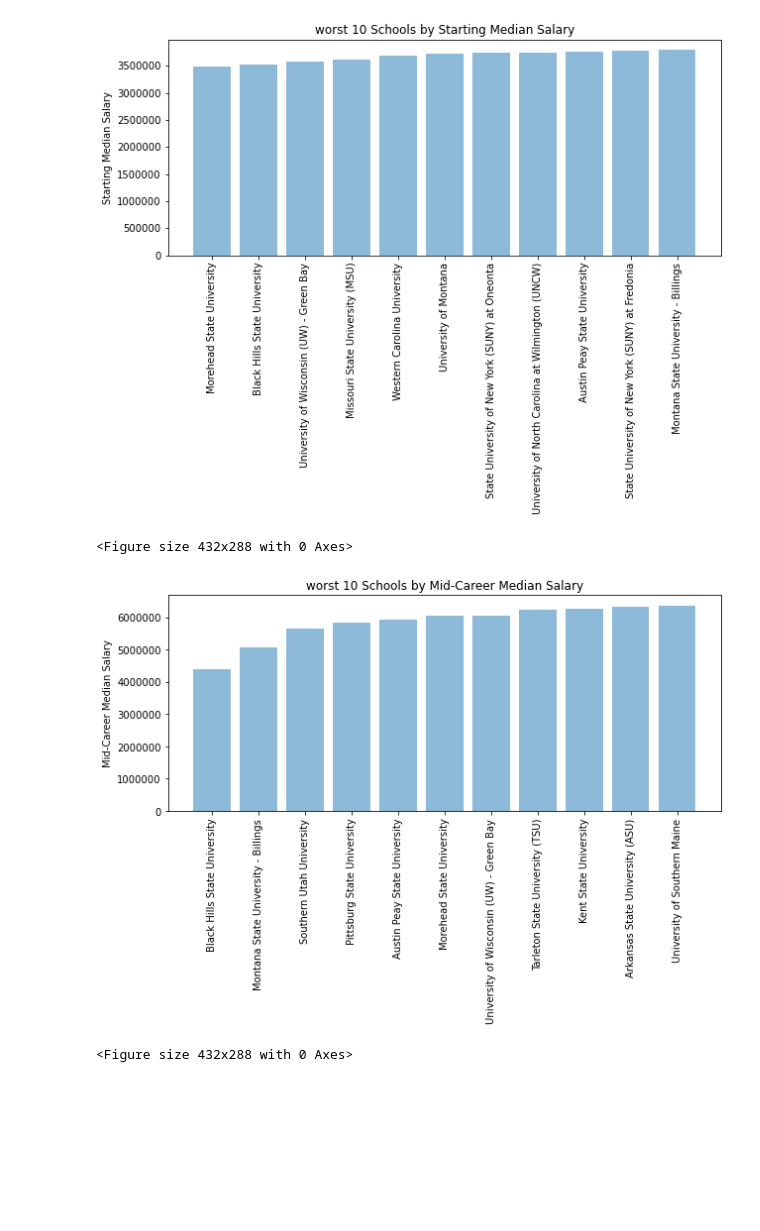
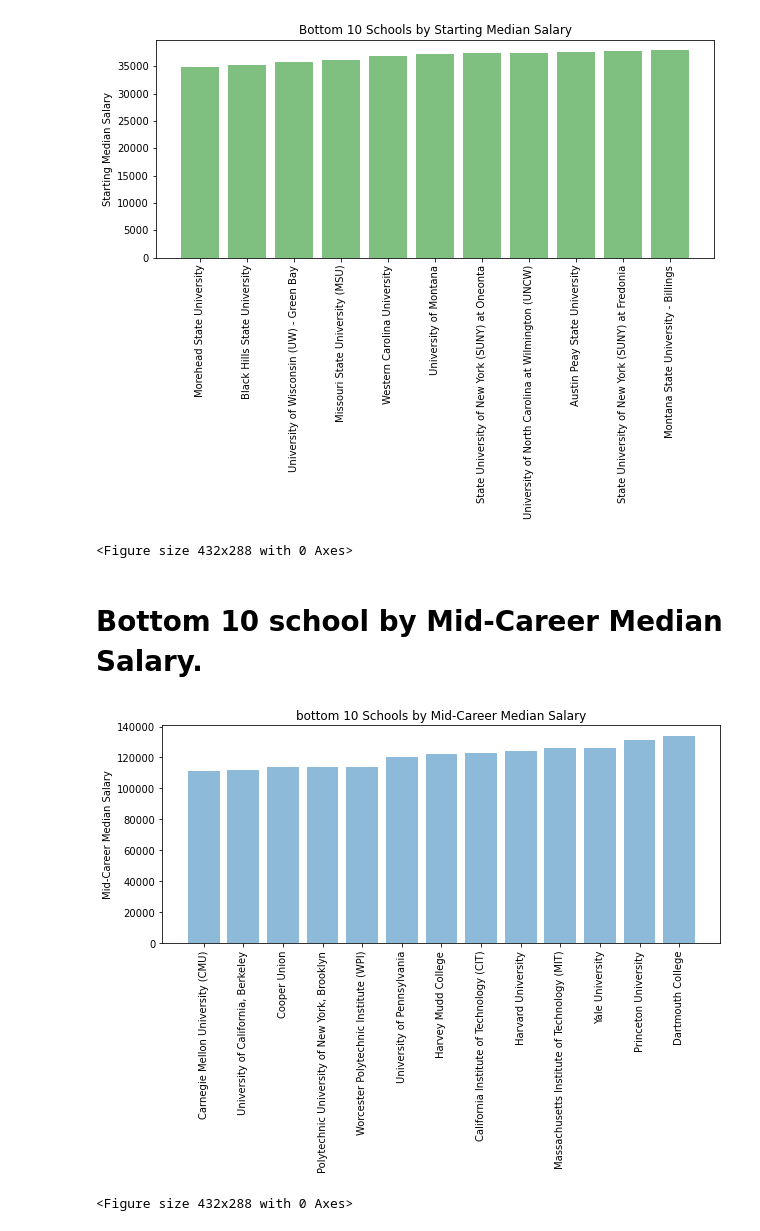
Before and after one commit to RRazvan90/group-3, a Jupyter notebook: Astha_working.ipynb, the cells around one changed output. Drawn from its saved outputs; the diff is of its cells as text; code cells hidden in the pictures; blank space fills up the shorter version.

```diff
--- a/Astha_working.ipynb
+++ b/Astha_working.ipynb
@@ -215,20 +217,28 @@ df_college_worst_10_start = df_college_worst_10_start.set_index('School Name')
 # %%
-# Generate a bar plot showing the total number of timepoints for all mice tested for each drug regimen using pyplot.
+
+#getting bottom 10 colleges based on satrting median salary
+df_college_bottom_10_start = df_college_subset[df_college_subset['starting_career_rank_asc']<=10]
+#sorting the college based on starting median salary
+df_college_bottom_10_start= df_college_bottom_10_start[['School Name','Mid-Career Median Salary','Starting Median Salary']].sort_values(by=['Starting Median Salary'])
+#bottom 10 univercity based on starting median salary
+df_college_bottom_10_start = df_college_bottom_10_start.set_index('School Name')
+
+# Generate a bar plot showing the bottom 10 Schools by Starting Median Salary using pyplot.
 # Set x axis and tick locations
 
-df_college_worst_10_start = df_college_worst_10_start.reset_index()
-x_axis = np.arange(len(df_college_worst_10_start))
+df_college_bottom_10_start = df_college_bottom_10_start.reset_index()
+x_axis = np.arange(len(df_college_bottom_10_start))
 tick_locations = [value for value in x_axis]
 # Create a list indicating where to write x labels and set figure size to adjust for space
 plt.figure(figsize=(10,4))
-plt.bar(x_axis,  df_college_worst_10_start["Starting Median Salary"], alpha=0.5, align="center")
-plt.xticks(tick_locations, df_college_worst_10_start['School Name'], rotation="vertical")
-plt.title("worst 10 Schools by Starting Median Salary")
+plt.bar(x_axis, df_college_bottom_10_start["Starting Median Salary"], alpha=0.5, align="center",color='g')
+plt.xticks(tick_locations, df_college_bottom_10_start['School Name'], rotation="vertical")
+plt.title("Bottom 10 Schools by Starting Median Salary")
 plt.ylabel("Starting Median Salary")
 plt.gcf().axes[0].yaxis.get_major_formatter().set_scientific(False)
 
 plt.show()
 plt.tight_layout()
 # %% [output]
-[figure, old version]
+[figure, new version]
 <Figure size 432x288 with 0 Axes>
@@ -243,20 +245,29 @@ df_college_worst_10_mid = df_college_worst_10_mid.set_index('School Name')
+# %% [markdown]
+# Bottom 10 school by Mid-Career Median Salary.
 # %%
-# Generate a bar plot showing the total number of timepoints for all mice tested for each drug regimen using pyplot.
+#getting bottom 10 colleges based on Mid-Career Median Salary
+df_college_bottom_10_mid = df_college_subset[df_college_subset['mid_career_rank_dsc']<=10]
+#sorting the college based on Mid-Career Median Salary
+df_college_bottom_10_mid= df_college_bottom_10_mid[['School Name','Mid-Career Median Salary','Starting Median Salary']].sort_values(by=['Mid-Career Median Salary'])
+#bottom 10 univercity based on Mid-Career Median Salary
+df_college_bottom_10_mid =df_college_bottom_10_mid.set_index('School Name')
+
+# Generate a bar plot showing the bottom 10 Schools by Mid-Career Median Salary using pyplot.
 # Set x axis and tick locations
 
-df_college_worst_10_mid = df_college_worst_10_mid.reset_index()
-x_axis = np.arange(len(df_college_worst_10_mid))
+df_college_bottom_10_mid = df_college_bottom_10_mid.reset_index()
+x_axis = np.arange(len(df_college_bottom_10_mid))
 tick_locations = [value for value in x_axis]
 # Create a list indicating where to write x labels and set figure size to adjust for space
 plt.figure(figsize=(10,4))
-plt.bar(x_axis, df_college_worst_10_mid["Mid-Career Median Salary"], alpha=0.5, align="center")
-plt.xticks(tick_locations, df_college_worst_10_mid['School Name'], rotation="vertical")
-plt.title("worst 10 Schools by Mid-Career Median Salary")
+plt.bar(x_axis, df_college_bottom_10_mid["Mid-Career Median Salary"], alpha=0.5, align="center")
+plt.xticks(tick_locations, df_college_bottom_10_mid['School Name'], rotation="vertical")
+plt.title("bottom 10 Schools by Mid-Career Median Salary")
 plt.ylabel("Mid-Career Median Salary")
 plt.gcf().axes[0].yaxis.get_major_formatter().set_scientific(False)
 
 plt.show()
 plt.tight_layout()
 # %% [output]
-[figure, old version]
+[figure, new version]
 <Figure size 432x288 with 0 Axes>
```
Also changed, not shown: parts of 28 cells of this notebook, 3 other files.
